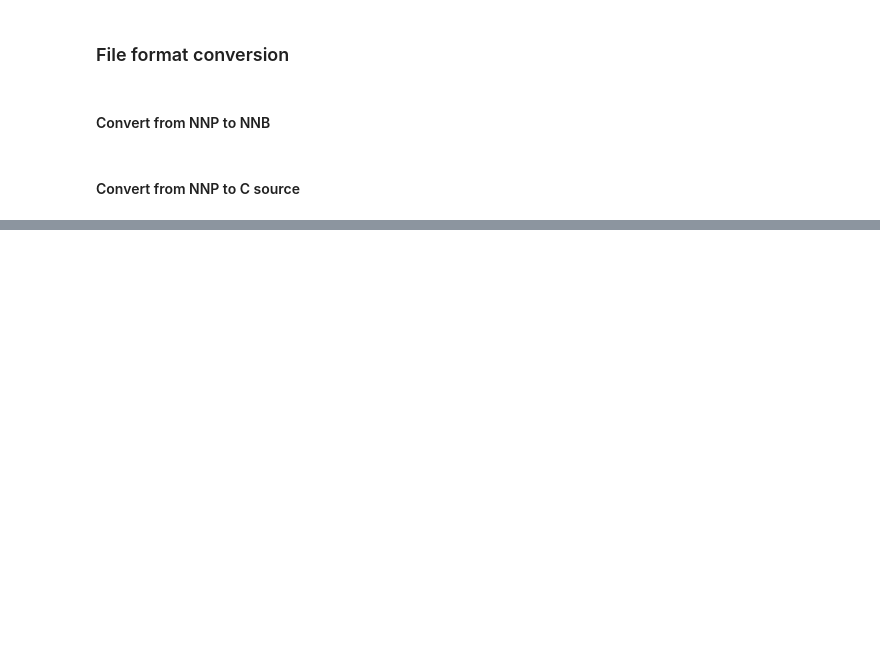
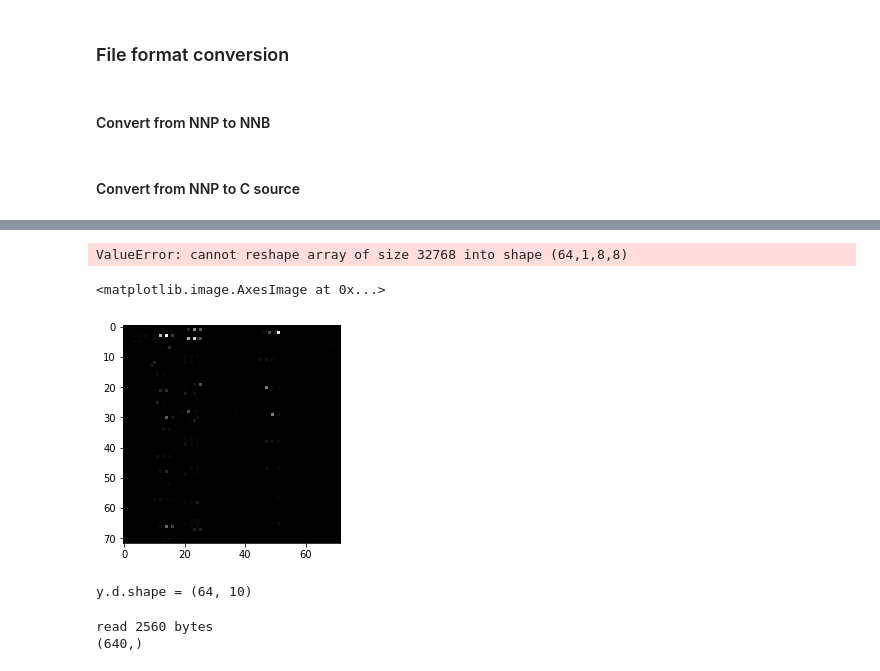
Before and after one commit to mu-triv/Nnabla-examples, a Jupyter notebook: nbla_plays.ipynb, the cells around one changed output, grey strips where cells are left out. Drawn from its saved outputs; the diff is of its cells as text; code cells hidden in the pictures; blank space fills up the shorter version.

```diff
--- a/nbla_plays.ipynb
+++ b/nbla_plays.ipynb
@@ -453,0 +524,28 @@ out = subprocess.Popen(['nnabla_cli', 'convert', '-b', '%d' % batch_size, '-O',
+# %%
+inf = nn.Variable(x.shape)
+inf.d = np.reshape(np.frombuffer(output_1), (64, 1, 8, 8))
+# %% [output]
+ValueError: cannot reshape array of size 32768 into shape (64,1,8,8)
+# %%
+plt.imshow(tile_images(inf.d), **imshow_opt)
+# %% [output]
+<matplotlib.image.AxesImage at 0x...>
+[figure, added]
+# %%
+prediction_file = 'y.raw'
+with open(prediction_file, 'wb') as fh:
+    fh.write(y.d)
+    print('y.d.shape = %s' % str(y.d.shape))
+# %% [output]
+y.d.shape = (64, 10)
+# %%
+with open(prediction_file, 'rb') as fh:
+    farray = fh.read()
+    print('read %d bytes' % len(farray))
+ar = np.frombuffer(farray, dtype=np.float32)
+print(ar.shape)
+yinf = nn.Variable(y.shape)
+yinf.d = np.reshape(ar, yinf.shape)
+# %% [output]
+read 2560 bytes
+(640,)
```
Also changed, not shown: parts of 7 cells of this notebook, 8 other files.
